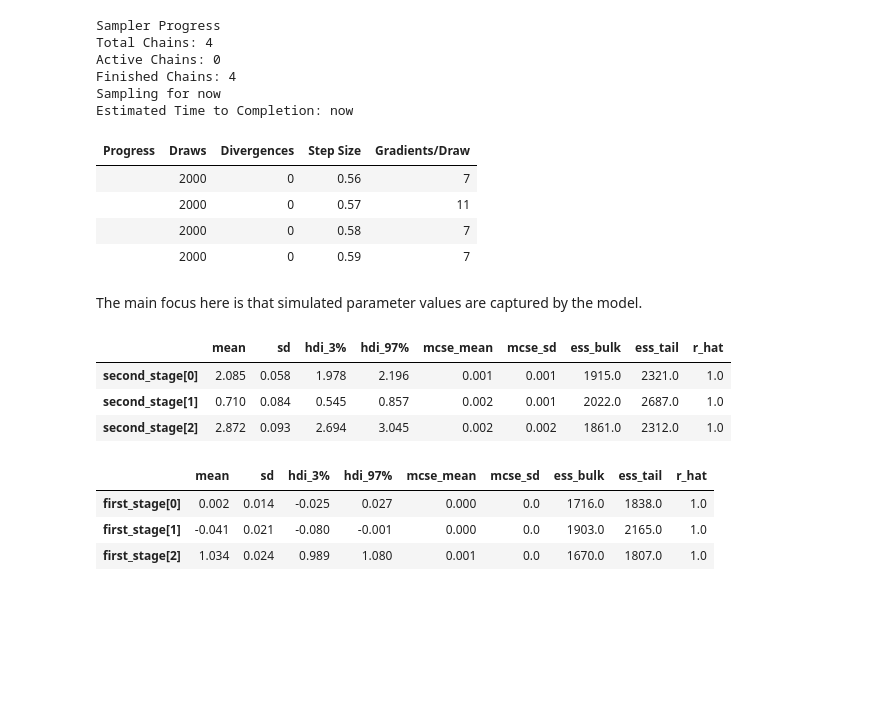
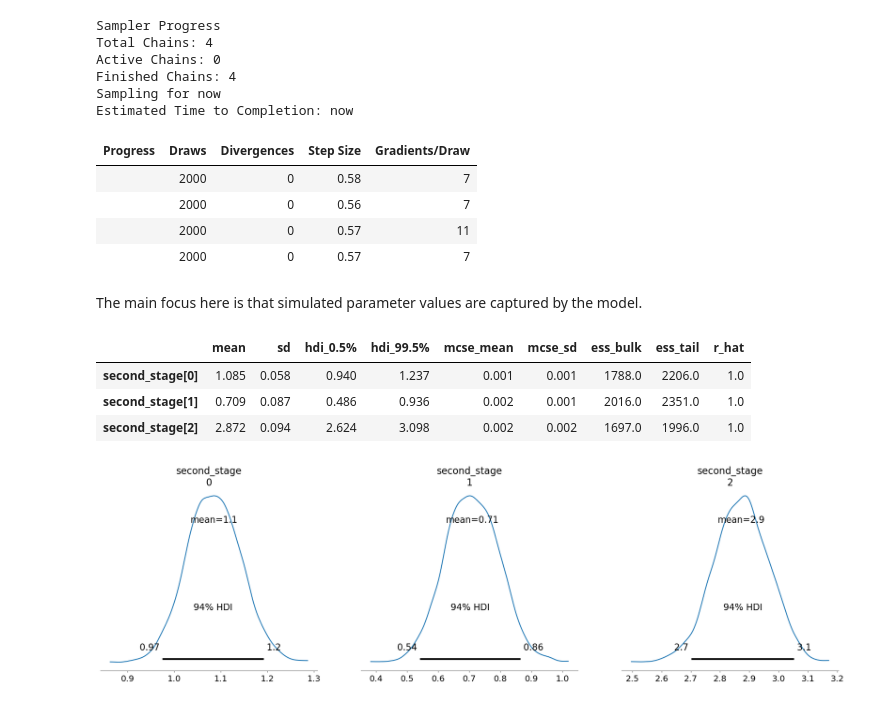
Before and after one commit to HPCurtis/fuzzyRD, a Jupyter notebook: fuzzyrd_simple.ipynb, the cells around one changed output. Cells and saved outputs as stored; diff of their text form; code cells hidden in the pictures; blank space fills up the shorter version.

```diff
--- a/fuzzyrd_simple.ipynb
+++ b/fuzzyrd_simple.ipynb
@@ -25,7 +25,7 @@ true_effect = 3
 noise = np.random.normal(0, 1, n)
 
 # Outcome variable: Y = f(X) + true_effect * D + noise
-Y = 2 + 0.5 * X + true_effect * D + noise
+Y = 1 + 0.5 * X + true_effect * D + noise
 # %%
 # Visualization of treatment assignment
 plt.figure(figsize=(10, 6))
@@ -67,7 +67,7 @@ with pm.Model() as model:
 
     # Likelihood for outcome (second stage)
     Y_mean = pm.math.dot(sm.add_constant(X), second_stage_betas[:X_design.shape[1]-1]) + D_hat * second_stage_betas[X_design.shape[1]-1]
-    Y = pm.Normal("Y_hat", mu=Y_mean, sigma=sigma_Y, observed=Y)
+    Y = pm.Normal("Y", mu=Y_mean, sigma=sigma_Y, observed=Y)
 # %%
 with model:
   idata =  pm.sample(nuts_sampler="nutpie")
@@ -79,23 +79,20 @@ Finished Chains: 4
 Sampling for now
 Estimated Time to Completion: now
 | Progress | Draws | Divergences | Step Size | Gradients/Draw |
+|  | 2000 | 0 | 0.58 | 7 |
 |  | 2000 | 0 | 0.56 | 7 |
 |  | 2000 | 0 | 0.57 | 11 |
-|  | 2000 | 0 | 0.58 | 7 |
-|  | 2000 | 0 | 0.59 | 7 |
+|  | 2000 | 0 | 0.57 | 7 |
 # %% [markdown]
 The main focus here is that simulated parameter values are captured by the model.
 # %%
-az.summary(idata, var_names= [ "second_stage"])
+az.summary(idata, var_names= [ "second_stage"], hdi_prob=.99)
 # %% [output]
-|  | mean | sd | hdi_3% | hdi_97% | mcse_mean | mcse_sd | ess_bulk | ess_tail | r_hat |
-| second_stage[0] | 2.085 | 0.058 | 1.978 | 2.196 | 0.001 | 0.001 | 1915.0 | 2321.0 | 1.0 |
-| second_stage[1] | 0.710 | 0.084 | 0.545 | 0.857 | 0.002 | 0.001 | 2022.0 | 2687.0 | 1.0 |
-| second_stage[2] | 2.872 | 0.093 | 2.694 | 3.045 | 0.002 | 0.002 | 1861.0 | 2312.0 | 1.0 |
+|  | mean | sd | hdi_0.5% | hdi_99.5% | mcse_mean | mcse_sd | ess_bulk | ess_tail | r_hat |
+| second_stage[0] | 1.085 | 0.058 | 0.940 | 1.237 | 0.001 | 0.001 | 1788.0 | 2206.0 | 1.0 |
+| second_stage[1] | 0.709 | 0.087 | 0.486 | 0.936 | 0.002 | 0.001 | 2016.0 | 2351.0 | 1.0 |
+| second_stage[2] | 2.872 | 0.094 | 2.624 | 3.098 | 0.002 | 0.002 | 1697.0 | 1996.0 | 1.0 |
 # %%
-az.summary(idata, var_names= ["first_stage"])
+az.plot_posterior(idata, var_names="second_stage");
 # %% [output]
-|  | mean | sd | hdi_3% | hdi_97% | mcse_mean | mcse_sd | ess_bulk | ess_tail | r_hat |
-| first_stage[0] | 0.002 | 0.014 | -0.025 | 0.027 | 0.000 | 0.0 | 1716.0 | 1838.0 | 1.0 |
-| first_stage[1] | -0.041 | 0.021 | -0.080 | -0.001 | 0.000 | 0.0 | 1903.0 | 2165.0 | 1.0 |
-| first_stage[2] | 1.034 | 0.024 | 0.989 | 1.080 | 0.001 | 0.0 | 1670.0 | 1807.0 | 1.0 |
+[figure, added]
```
Also changed, not shown: parts of 1 cell of this notebook.
